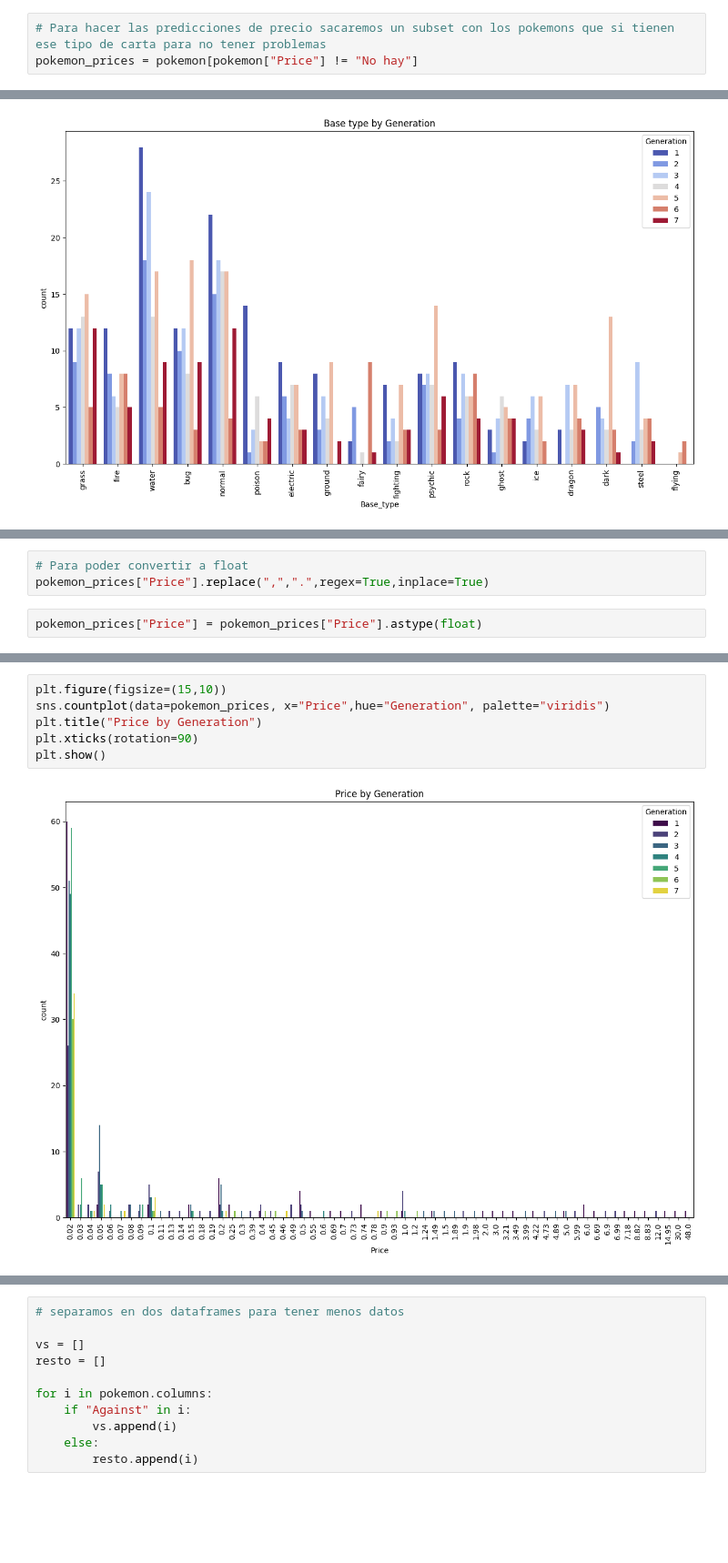
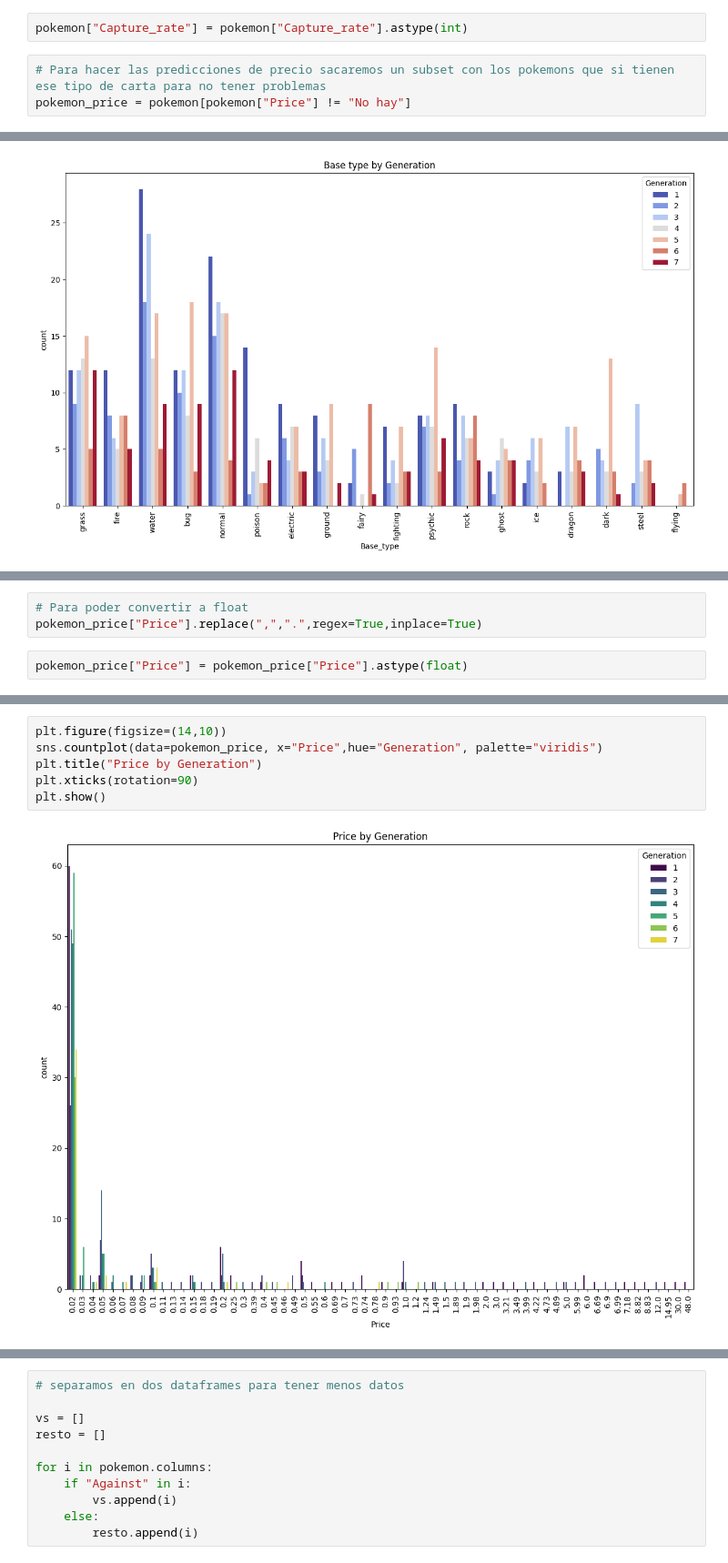
Before and after one commit to LucasFloresC/Pokemon_Modelling, a Jupyter notebook: pokemon.ipynb, the cells around one changed output, grey strips where cells are left out. Shown at 91% size. Drawn from its saved outputs; the diff is of its cells as text; blank space fills up the shorter version.

```diff
--- a/pokemon.ipynb
+++ b/pokemon.ipynb
@@ -593,6 +622,8 @@ dtype: int64
+# %%
+pokemon["Capture_rate"] = pokemon["Capture_rate"].astype(int)
 # %%
 # Para hacer las predicciones de precio sacaremos un subset con los pokemons que si tienen ese tipo de carta para no tener problemas
-pokemon_prices = pokemon[pokemon["Price"] != "No hay"]
+pokemon_price = pokemon[pokemon["Price"] != "No hay"]
 # %%
 pokemon["Generation"].value_counts()
 # %% [output]
@@ -674,7 +705,7 @@ pokemon_prices["Price"]
 Name: Price, Length: 488, dtype: object
 # %%
 # Para poder convertir a float
-pokemon_prices["Price"].replace(",",".",regex=True,inplace=True)
+pokemon_price["Price"].replace(",",".",regex=True,inplace=True)
 # %%
-pokemon_prices["Price"] = pokemon_prices["Price"].astype(float)
+pokemon_price["Price"] = pokemon_price["Price"].astype(float)
 # %%
@@ -730,12 +761,12 @@ plt.show()
 # %% [output]
 [figure]
 # %%
-plt.figure(figsize=(15,10))
-sns.countplot(data=pokemon_prices, x="Price",hue="Generation", palette="viridis")
+plt.figure(figsize=(14,10))
+sns.countplot(data=pokemon_price, x="Price",hue="Generation", palette="viridis")
 plt.title("Price by Generation")
 plt.xticks(rotation=90)
 plt.show()
 # %% [output]
-[figure, old version]
+[figure, new version]
 # %%
 fig,axes= plt.subplots(2,2,figsize=(16,10))
```
Also changed, not shown: parts of 43 cells of this notebook, 1 other file.
